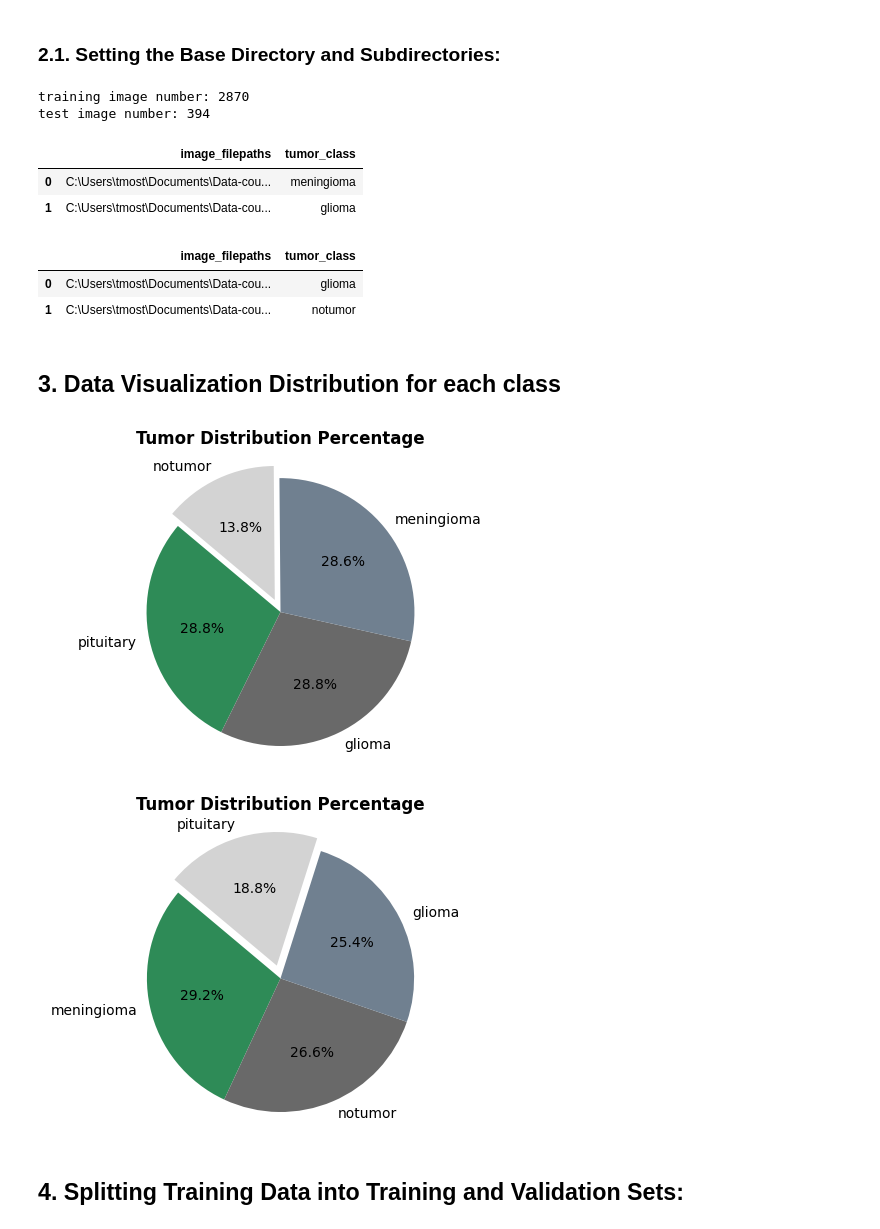
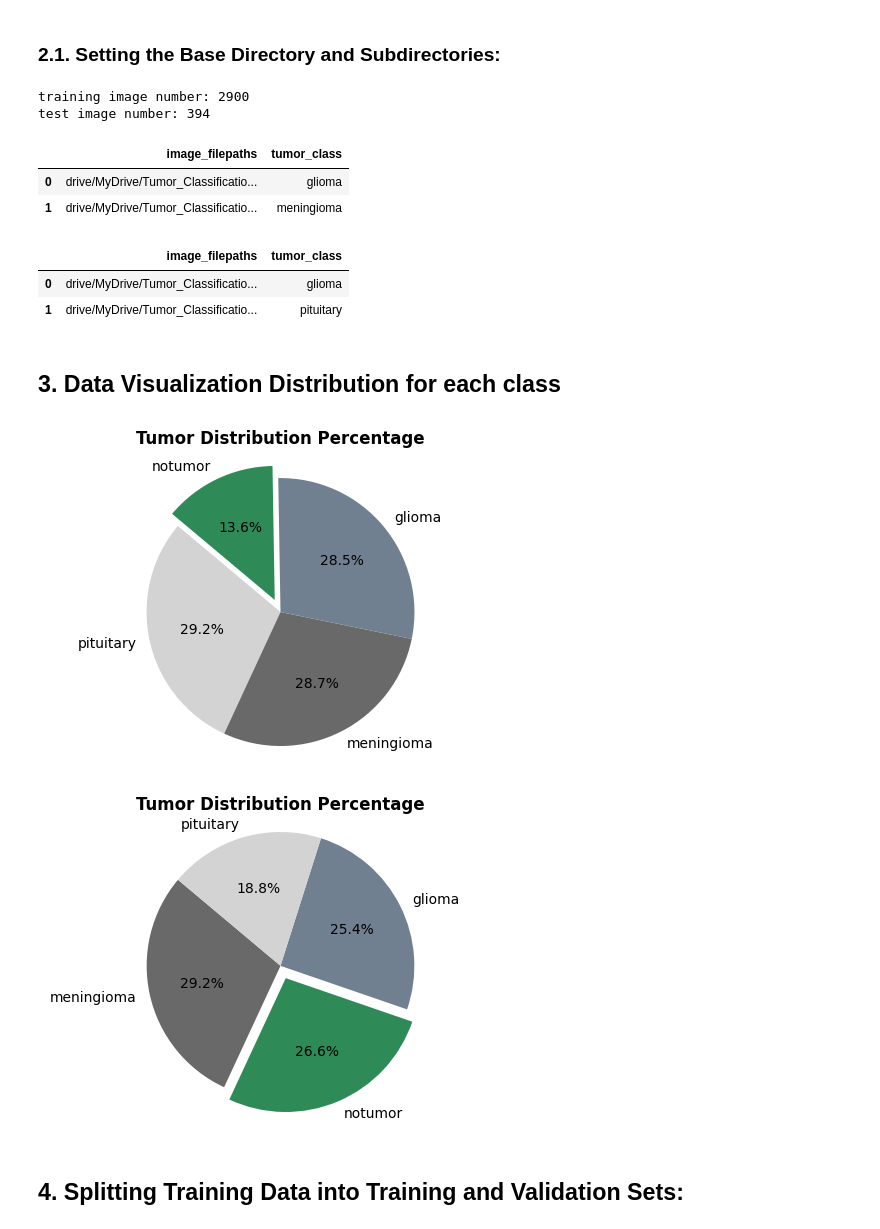
Before and after one commit to 87tana/ImageObjectClassification_NetworkComparison, a Jupyter notebook: Brain_Tumor_Classification_modified.ipynb, the cells around one changed output. Saved outputs shown, nothing was run; the diff lists cells and outputs as text; code cells hidden in the pictures.

```diff
--- a/Brain_Tumor_Classification_modified.ipynb
+++ b/Brain_Tumor_Classification_modified.ipynb
@@ -61,10 +70,9 @@ def read_dataset(data_path):
 # %% [markdown]
 ### 2.1. Setting the Base Directory and Subdirectories:
 # %%
-image_data_paths = "C:\\Users\\tmost\\Documents\\Data-course\\Brain" # base directory where the brain image data is located
+image_data_paths = r"drive/MyDrive/Tumor_Classification/brain_tumor_dataset_train_test"
 train_dir = os.path.join(image_data_paths,"Training")
 test_dir = os.path.join(image_data_paths,"Testing")
-
 
 train_data = shuffle(read_dataset(train_dir))
 print(f'training image number: {len(train_data)}')
@@ -72,22 +80,22 @@ print(f'training image number: {len(train_data)}')
 test_data = read_dataset(test_dir)
 print(f'test image number: {len(test_data)}')
 # %% [output]
-training image number: 2870
+training image number: 2900
 test image number: 394
 # %%
 train_data = pd.DataFrame(train_data, columns = ['image_filepaths', 'tumor_class']).sample(frac = 1, random_state = 42).reset_index(drop = True)
 train_data.head(2)
 # %% [output]
 |  | image_filepaths | tumor_class |
-| 0 | C:\Users\tmost\Documents\Data-cou... | meningioma |
-| 1 | C:\Users\tmost\Documents\Data-cou... | glioma |
+| 0 | drive/MyDrive/Tumor_Classificatio... | glioma |
+| 1 | drive/MyDrive/Tumor_Classificatio... | meningioma |
 # %%
 test_data = pd.DataFrame(test_data, columns = ['image_filepaths', 'tumor_class']).sample(frac = 1, random_state = 42).reset_index(drop = True)
 test_data.head(2)
 # %% [output]
 |  | image_filepaths | tumor_class |
-| 0 | C:\Users\tmost\Documents\Data-cou... | glioma |
-| 1 | C:\Users\tmost\Documents\Data-cou... | notumor |
+| 0 | drive/MyDrive/Tumor_Classificatio... | glioma |
+| 1 | drive/MyDrive/Tumor_Classificatio... | pituitary |
 # %% [markdown]
 ## 3. Data Visualization Distribution for each class
 # %%
@@ -97,7 +105,7 @@ label_percentages = {label: count / total_count * 100 for label, count in label_
 
 # Create a pie chart
 plt.figure(figsize=(6, 4))
-colors = ['seagreen', 'dimgray', 'slategrey', 'lightgray']
+colors = ['lightgray','dimgray', 'slategrey','seagreen']
 explode = (0, 0,0,0.1) #Explode the 1st slice (optional, for emphasis)
 plt.pie(label_percentages.values(), labels=label_percentages.keys(), autopct='%1.1f%%', startangle=140, colors=colors, explode=explode)
 
@@ -105,22 +113,22 @@ plt.axis('equal')  # Equal aspect ratio ensures that pie is drawn as a circle.
 plt.title('Tumor Distribution Percentage',weight='bold')
 plt.show()
 # %% [output]
-[figure, old version]
+[figure, new version]
 # %%
 label_counts = test_data['tumor_class'].value_counts().to_dict()  # Count occurrences of each label
 total_count = sum(label_counts.values())
 label_percentages = {label: count / total_count * 100 for label, count in label_counts.items()}
 
 # Create a pie chart
 plt.figure(figsize=(6, 4))
-colors = ['seagreen', 'dimgray', 'slategrey', 'lightgray']
-explode = (0, 0,0,0.1) #Explode the 1st slice (optional, for emphasis)
+colors = ['dimgray','seagreen', 'slategrey', 'lightgray']
+explode = (0, 0.1,0,0) #Explode the 1st slice
 plt.pie(label_percentages.values(), labels=label_percentages.keys(), autopct='%1.1f%%', startangle=140, colors=colors, explode=explode)
 plt.axis('equal')  # Equal aspect ratio ensures that pie is drawn as a circle.
 plt.title('Tumor Distribution Percentage',weight='bold')
 plt.show()
 # %% [output]
-[figure, old version]
+[figure, new version]
 # %% [markdown]
 ## 4. Splitting Training Data into Training and Validation Sets:
 # %%
```
Also changed, not shown: parts of 96 cells of this notebook.
